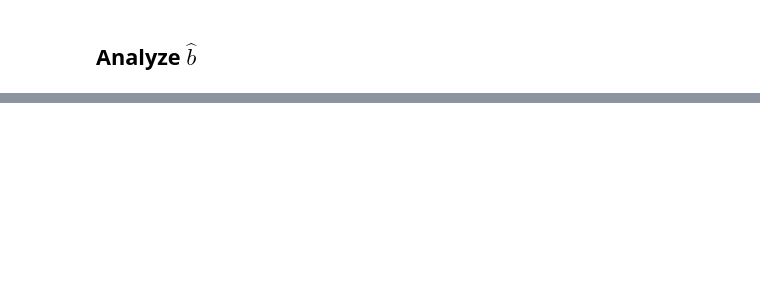
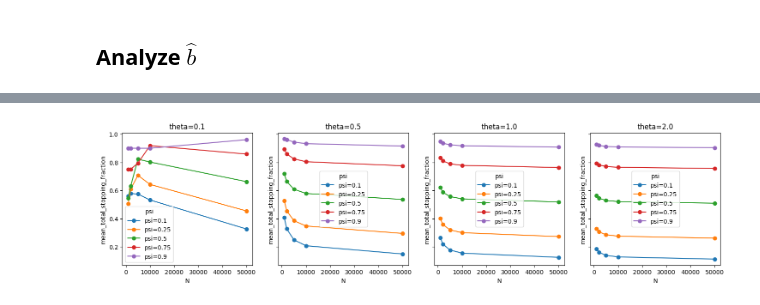
Before and after one commit to adway/util-seq, a Jupyter notebook: notebooks/sample_splitting.ipynb, the cells around one changed output, grey strips where cells are left out. Drawn from its saved outputs; the diff is of its cells as text; code cells hidden in the pictures; blank space fills up the shorter version.

```diff
--- a/notebooks/sample_splitting.ipynb
+++ b/notebooks/sample_splitting.ipynb
@@ -69,0 +112,38 @@ g.add_legend()
+# %%
+psis = sorted(subset["psi"].unique())
+thetas = sorted(subset["theta"].unique())
+lambdas = sorted(subset["lambda"].unique())
+
+fig, axes = plt.subplots(
+    1,
+    len(thetas),
+    figsize=(4.5 * len(thetas), 4),
+    sharex=True,
+    sharey=True,
+)
+
+# make axes iterable even if len(thetas) == 1
+axes = np.atleast_1d(axes)
+
+for i, theta in enumerate(thetas):
+    ax = axes[i]
+
+    for psi in psis:
+        # if you only have one lambda, use it directly
+        lambda_ = lambdas[0]
+
+        data = check_scenario(theta, psi, lambda_)
+        ax.plot(
+            data["N"],
+            data["mean_total_stopping_fraction"],
+            marker="o",
+            label=f"psi={psi}",
+        )
+
+    ax.set_title(f"theta={theta}")
+    ax.set_xlabel("N")
+    ax.set_ylabel("mean_total_stopping_fraction")
+    ax.legend(title="psi")
+plt.show()
+# %% [output]
+[figure, added]
```
Also changed, not shown: parts of 9 cells of this notebook, 5 other files.
